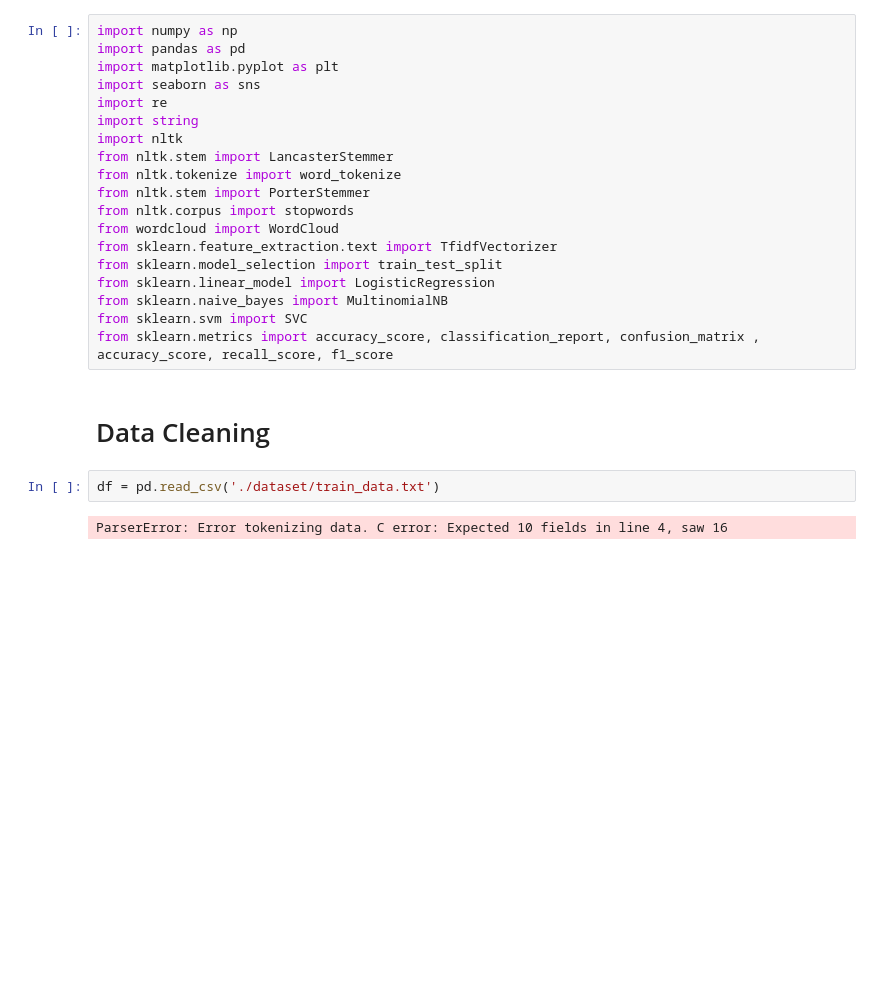
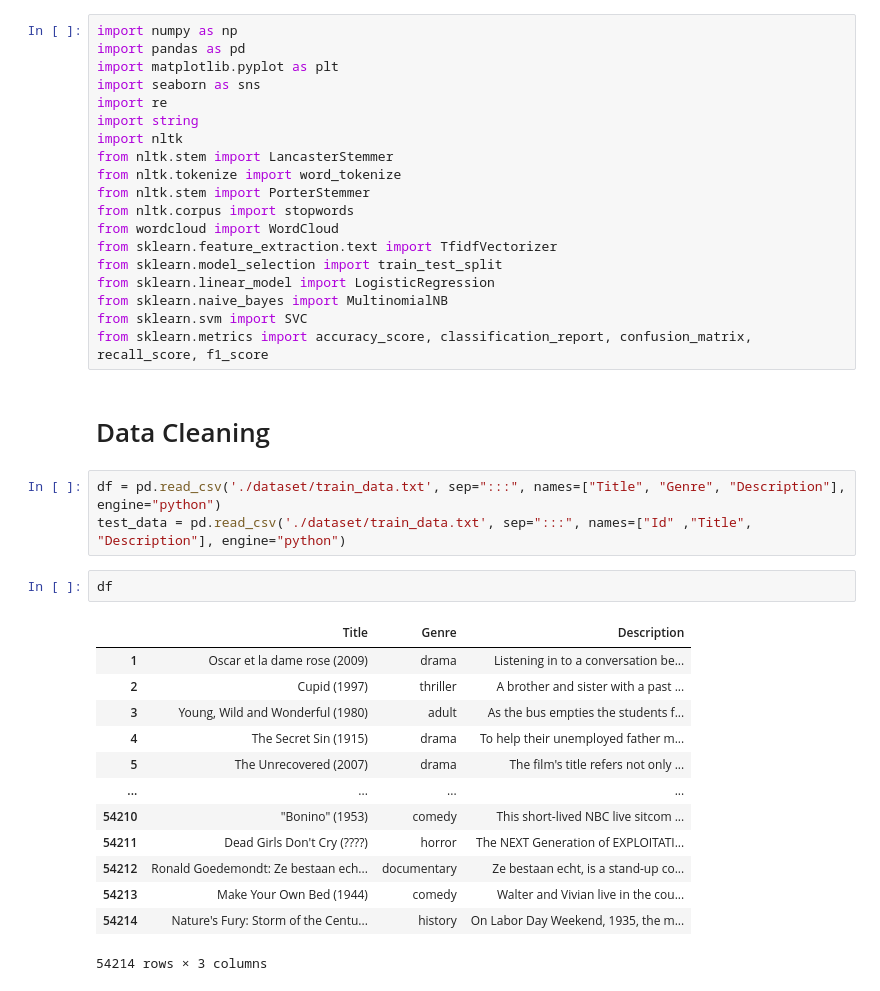
Before and after one commit to priyankeshh/Codsoft, a Jupyter notebook: Movie Genre Classification/notebook.ipynb, the cells around one changed output. Drawn from its saved outputs; the diff is of its cells as text; blank space fills up the shorter version.

```diff
--- a/Movie Genre Classification/notebook.ipynb
+++ b/Movie Genre Classification/notebook.ipynb
@@ -16,10 +16,25 @@ from sklearn.model_selection import train_test_split
 from sklearn.linear_model import LogisticRegression
 from sklearn.naive_bayes import MultinomialNB
 from sklearn.svm import SVC
-from sklearn.metrics import accuracy_score, classification_report, confusion_matrix , accuracy_score, recall_score, f1_score
+from sklearn.metrics import accuracy_score, classification_report, confusion_matrix, recall_score, f1_score
 # %% [markdown]
 # Data Cleaning
-# %%
-df = pd.read_csv('./dataset/train_data.txt')
-# %% [output]
-ParserError: Error tokenizing data. C error: Expected 10 fields in line 4, saw 16
+# %%
+df = pd.read_csv('./dataset/train_data.txt', sep=":::", names=["Title", "Genre", "Description"], engine="python")
+test_data = pd.read_csv('./dataset/train_data.txt', sep=":::", names=["Id" ,"Title", "Description"], engine="python")
+# %%
+df
+# %% [output]
+|  | Title | Genre | Description |
+| 1 | Oscar et la dame rose (2009) | drama | Listening in to a conversation be... |
+| 2 | Cupid (1997) | thriller | A brother and sister with a past ... |
+| 3 | Young, Wild and Wonderful (1980) | adult | As the bus empties the students f... |
+| 4 | The Secret Sin (1915) | drama | To help their unemployed father m... |
+| 5 | The Unrecovered (2007) | drama | The film's title refers not only ... |
+| ... | ... | ... | ... |
+| 54210 | "Bonino" (1953) | comedy | This short-lived NBC live sitcom ... |
+| 54211 | Dead Girls Don't Cry (????) | horror | The NEXT Generation of EXPLOITATI... |
+| 54212 | Ronald Goedemondt: Ze bestaan ech... | documentary | Ze bestaan echt, is a stand-up co... |
+| 54213 | Make Your Own Bed (1944) | comedy | Walter and Vivian live in the cou... |
+| 54214 | Nature's Fury: Storm of the Centu... | history | On Labor Day Weekend, 1935, the m... |
+54214 rows × 3 columns
```
Also changed, not shown: parts of 38 cells of this notebook.
